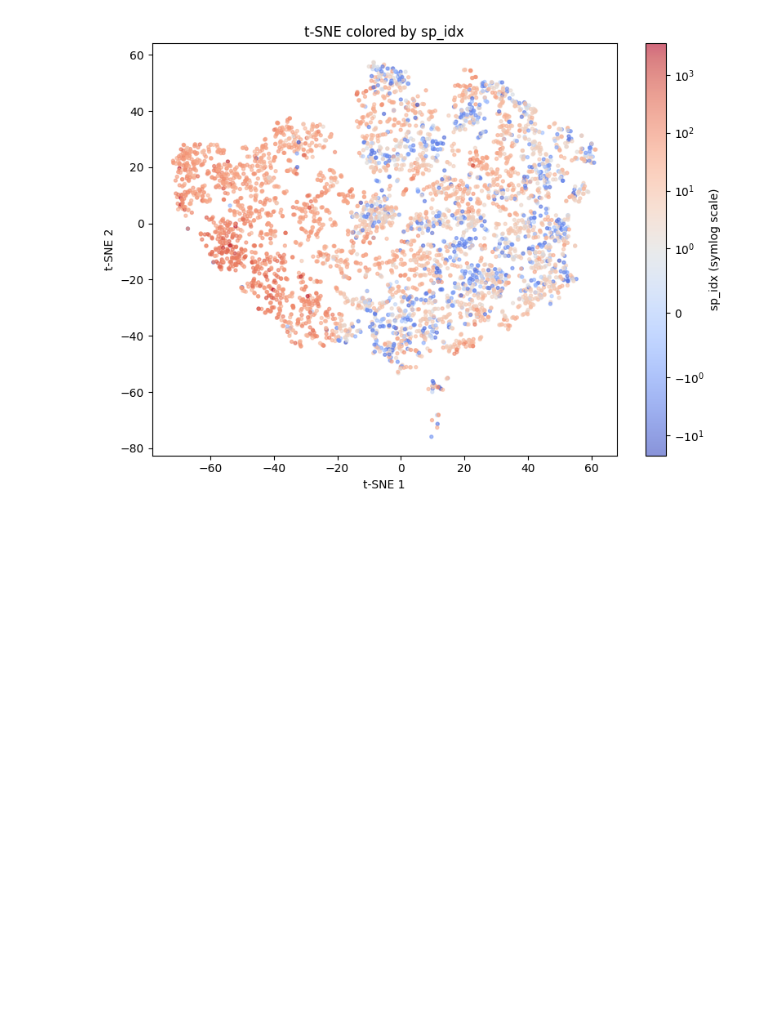
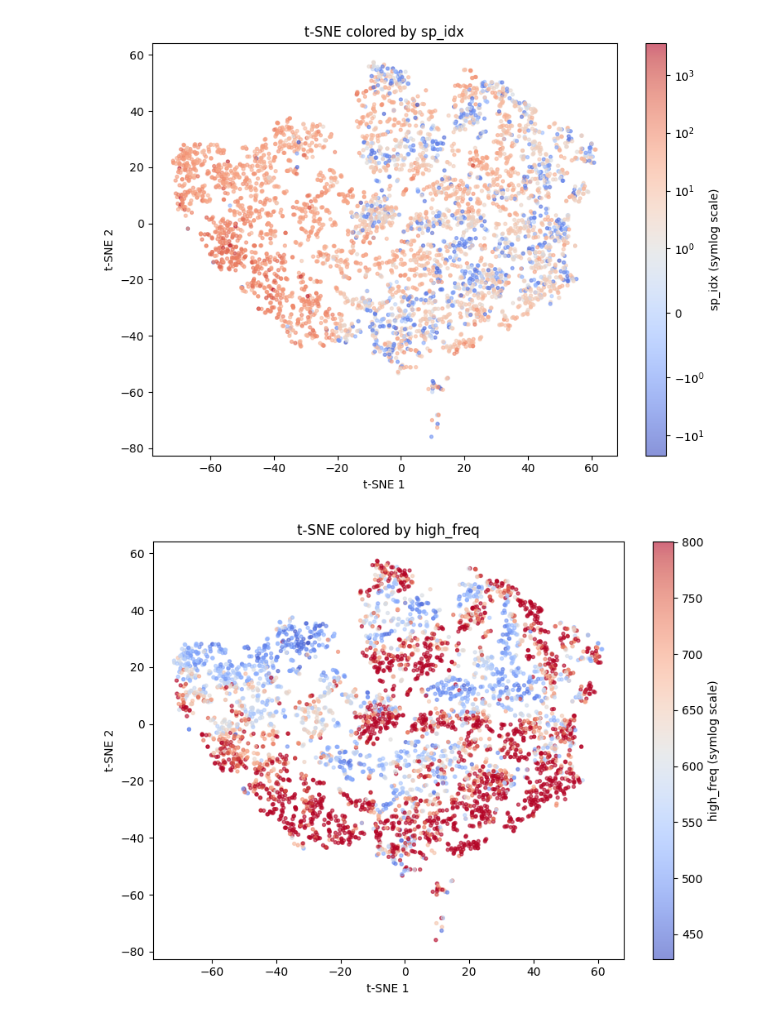
Before and after one commit to rtenacity/chime-catalog-two-analysis, a Jupyter notebook: get_corr.ipynb, the cells around one changed output. Saved outputs shown, nothing was run; the diff lists cells and outputs as text; code cells hidden in the pictures; blank space fills up the shorter version.

```diff
--- a/get_corr.ipynb
+++ b/get_corr.ipynb
@@ -741,3 +741,19 @@ plt.tight_layout()
 plt.show()
 # %% [output]
 [figure]
+# %%
+from matplotlib.colors import SymLogNorm
+
+col = "high_freq"
+
+plt.figure(figsize=(8, 6))
+sc = plt.scatter(merged["tsne_1"], merged["tsne_2"], c=merged[col],
+                  cmap="coolwarm", s=8, alpha=0.6)
+plt.colorbar(sc, label=f"{col} (symlog scale)")
+plt.xlabel("t-SNE 1")
+plt.ylabel("t-SNE 2")
+plt.title(f"t-SNE colored by {col}")
+plt.tight_layout()
+plt.show()
+# %% [output]
+[figure, added]
```
Also changed, not shown: parts of 2 cells of this notebook.
